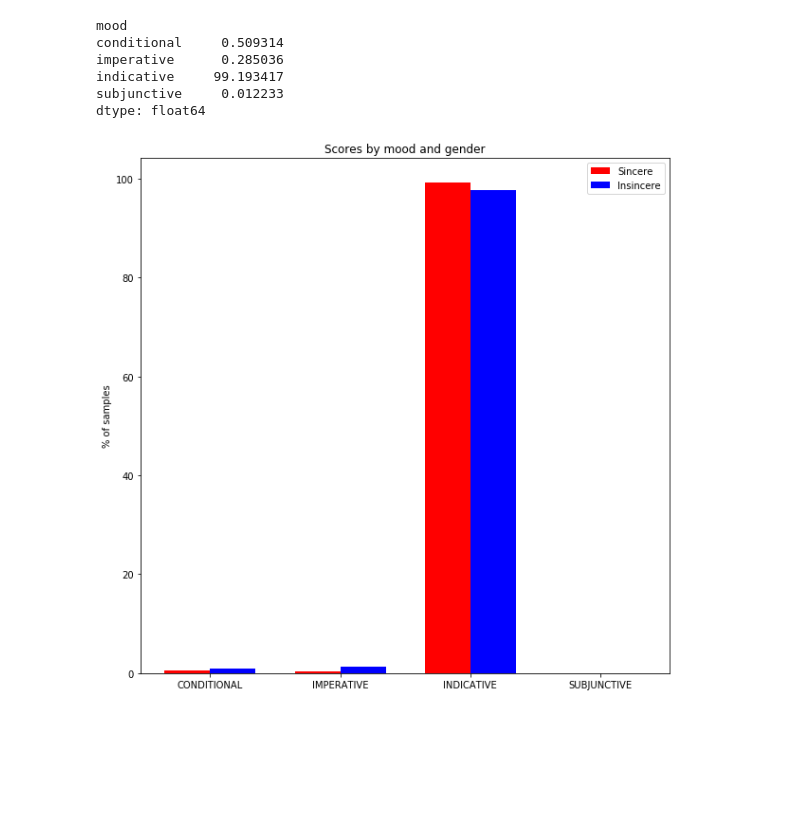
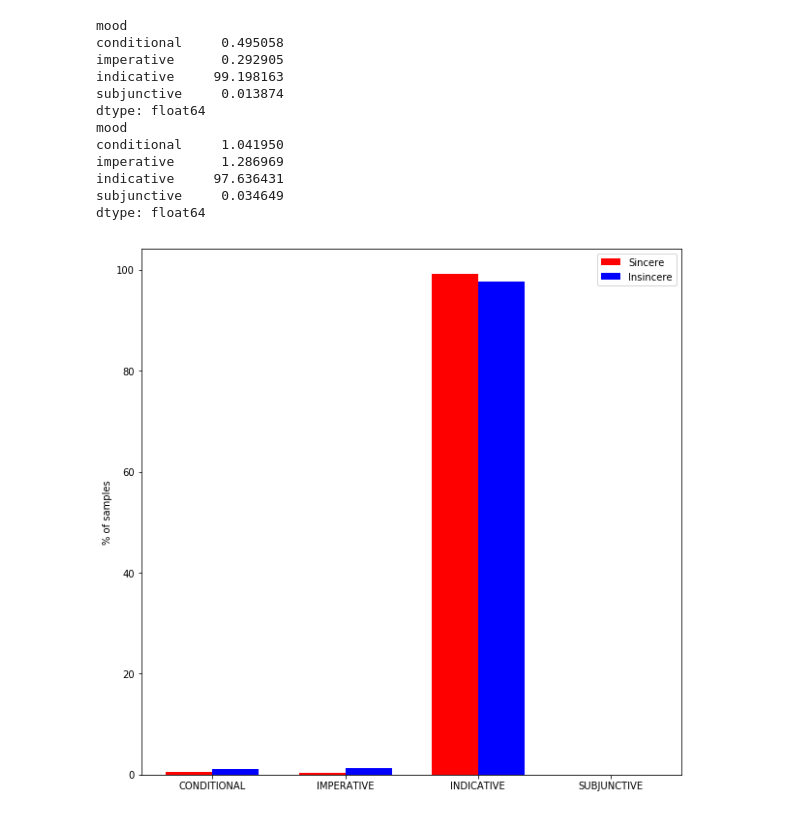
Before and after one commit to lipry/quora-insincere-questions, a Jupyter notebook: Sentiment, Mood, Modality analysis.ipynb, the cells around one changed output. Cells and saved outputs as stored; diff of their text form; code cells hidden in the pictures; blank space fills up the shorter version.

```diff
--- a/Sentiment, Mood, Modality analysis.ipynb
+++ b/Sentiment, Mood, Modality analysis.ipynb
@@ -25,6 +23,7 @@ def print_datasets_info(df):
     print("{0:.2f}% of sincere questions".format(len(df[df['target'] == 0])*100/df.shape[0]))
     print("{0:.2f}% of insincere questions".format(len(df[df['target'] == 1])*100/df.shape[0]))
 
-reducted_df = df.sample(frac=0.2)
+#reducted_df = df.sample(frac=0.2)
+reducted_df = df
 print_datasets_info(reducted_df)
 # %% [output]
@@ -54,3 +53,14 @@ reducted_df = reducted_df.drop('double', 1)
 # %% [output]
 [interactive output not drawn]
 [interactive output not drawn]
+# %%
+questions = cleaning_questions(reducted_df)
+tfidf_vocab, TfIdfMatrix, idf_dict = idf_dictionary_builder(questions)
+reducted_df['cleaned_questions'] = clean_stopwords(questions, idf_dict, 4)
+
+insincere_df = reducted_df[reducted_df['target'] == 1]
+vocab_dictionary = build_dictionary(reducted_df['cleaned_questions'])
+insincere_vocab_dictionary = build_dictionary(insincere_df['cleaned_questions'])
+
+spec_dict = get_specificity(vocab_dictionary, insincere_vocab_dictionary)
+reducted_df['specificity_average'] = reducted_df['cleaned_questions'].progress_apply(lambda x: specificity_average(x, spec_dict))
@@ -93,33 +116,39 @@ insincere_size = insincere_questions.shape[0]
 insincere_perc = insincere_questions.groupby(['mood']).size().apply(lambda x: (x/insincere_size)*100)
 
 print(sincere_perc)
+print(insincere_perc)
 # %% [output]
 mood
-conditional     0.509314
-imperative      0.285036
-indicative     99.193417
-subjunctive     0.012233
+conditional     0.495058
+imperative      0.292905
+indicative     99.198163
+subjunctive     0.013874
 dtype: float64
+mood
+conditional     1.041950
+imperative      1.286969
+indicative     97.636431
+subjunctive     0.034649
+dtype: float64
 # %%
 def print_bar_chart(sincere_percentage, insincere_percentage):
     l_sinc = len(sincere_percentage)
     l_insinc = len(insincere_percentage)
     assert l_sinc == l_insinc
     fig = plt.figure(1, figsize=(10, 10))
     ax = fig.add_subplot(111)
 
     ind = np.arange(l_sinc)
     width = 0.35
     rects1 = ax.bar(ind, sincere_percentage, width, color='r')
     rects2 = ax.bar(ind + width, insincere_percentage, width, color='b')
     ax.set_ylabel('% of samples')
-    ax.set_title('Scores by mood and gender')
     ax.set_xticks(ind + width / 2)
     ax.set_xticklabels(('CONDITIONAL', 'IMPERATIVE', 'INDICATIVE', 'SUBJUNCTIVE'))
 
     ax.legend((rects1[0], rects2[0]), ('Sincere', 'Insincere'))
     plt.show()
 
 print_bar_chart(sincere_perc.tolist(), insincere_perc.tolist())
 # %% [output]
-[figure, old version]
+[figure, new version]
```
Also changed, not shown: parts of 7 cells of this notebook, 10 other files.
